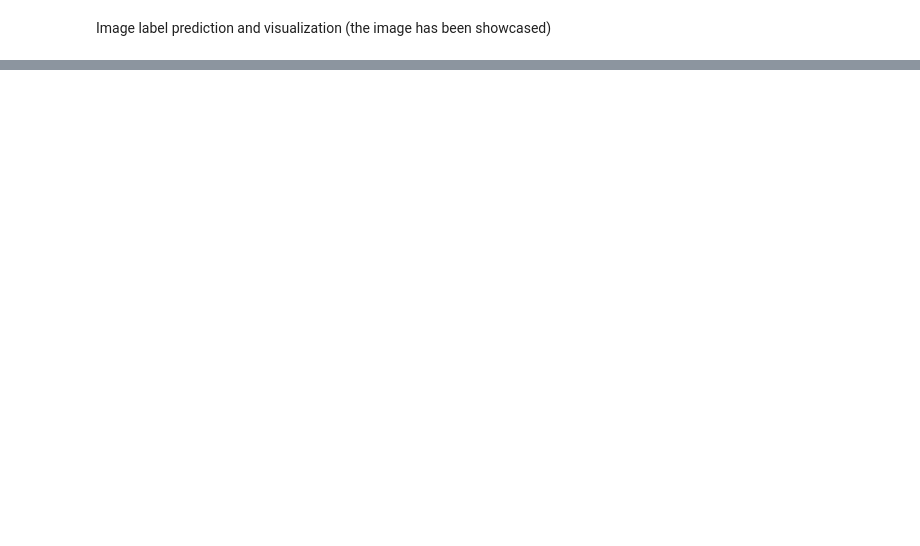
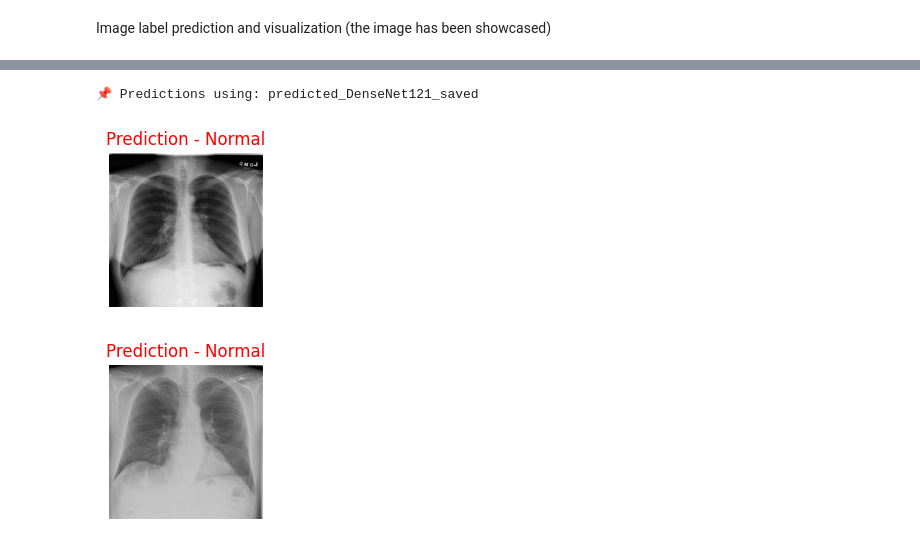
Before and after one commit to amandeep-31/Chest-Xray-for-Tuberculosis-Prediction, a Jupyter notebook: models/chest_x_ray.ipynb, the cells around one changed output, grey strips where cells are left out. Cells and saved outputs as stored; diff of their text form; code cells hidden in the pictures; blank space fills up the shorter version.

```diff
--- a/models/chest_x_ray.ipynb
+++ b/models/chest_x_ray.ipynb
@@ -425,7 +633,7 @@ class_indices_inverse = {v: k for k, v in train_generator.class_indices.items()}
 
 # Directory containing the saved models (relative to models/ folder)
 model_dir = 'saved_models'
-
+prediction_labels=['Normal','Tuberculosis']
 # Define batch size
 batch_size = 32
 
@@ -464,10 +672,8 @@ for model_file in os.listdir(model_dir):
         model = load_model(model_path)
 
         # Determine target size based on model name
-        if "Xception_saved" in model_file or "InceptionV3_saved" in model_file:
-            target_size = (299, 299)
-        else:
-            target_size = (224, 224)
+
+        target_size = (224, 224)
 
         # Process images in batches and make predictions
         image_paths = test_df['Image_Path'].tolist()
@@ -492,60 +783,72 @@ Image label prediction and visualization (the image has been showcased)
 # %%
 import csv
 import os
+import random
 import matplotlib.pyplot as plt
-
 from tensorflow.keras.preprocessing import image
 
+# Directory containing the predicted CSV files (inside models/)
+csv_dir = 'saved_models'
 
-filenames = [
-    '../dataset/TB_Chest_Radiography_Database/Normal/Normal-1157.png',
-    '../dataset/TB_Chest_Radiography_Database/Tuberculosis/Tuberculosis-499.png',
-    '../dataset/TB_Chest_Radiography_Database/Normal/Normal-1922.png',
-    '../dataset/TB_Chest_Radiography_Database/Tuberculosis/Tuberculosis-539.png'
-]
 
 def load_predicted_labels(csv_file_path):
+    """Load image path -> predicted label from a prediction CSV."""
     predicted_labels = {}
     with open(csv_file_path, 'r') as csvfile:
         reader = csv.DictReader(csvfile)
         for row in reader:
-            predicted_labels[row['Image_Path']] = row['Label']
+            norm_path = row['Image_Path'].replace('\\', '/').strip()
+            predicted_labels[norm_path] = row['Label']
     return predicted_labels
 
-def visualize_predictions(filenames, predicted_labels):
-    for filename in filenames:
-        img = image.load_img(filename, target_size=(224, 224))
-        img_array = image.img_to_array(img)
-        img_processed = img_array / 255.0  # Normalize the image
 
-        # Check if the filename is in predicted_labels
-        if filename in predicted_labels:
-            predicted_class_name = predicted_labels[filename]
-        else:
-            print(f"Filename not found: {filename}")
-            predicted_class_name = "Unknown"
+def visualize_predictions(predicted_labels, target_size=(224, 224), num_samples=5):
+    """
+    Randomly pick sample images from predicted_labels and display them.
+    num_samples = 5 for showcasing.
+    """
+    all_paths = list(predicted_labels.keys())
+    if not all_paths:
+        print("No image paths found in prediction CSV.")
+        return
+
+    # Randomly pick 5 image paths (or less if fewer images)
+    num_samples = min(num_samples, len(all_paths))
+    sample_paths = random.sample(all_paths, num_samples)
+
+    for img_path in sample_paths:
+        img = image.load_img(img_path, target_size=target_size)
+        img_array = image.img_to_array(img) / 255.0
+
+        predicted_class_name = predicted_labels.get(img_path, "Unknown")
 
         plt.figure(figsize=(2, 2))
-        plt.imshow(img_processed.astype("float32"))  # Display the processed image
+        plt.imshow(img_array)
         plt.title(f"Prediction - {predicted_class_name}", size=12, color='red')
         plt.axis('off')
         plt.show()
 
-# Directory containing the predicted CSV files (inside models/)
-csv_dir = 'saved_models'
 
-# Iterate over each CSV file in the directory
+# Iterate over CSV files in saved_models/
 for csv_file in os.listdir(csv_dir):
     if csv_file.startswith('predicted_') and csv_file.endswith('.csv'):
-        # Determine the model name
+
         model_name = csv_file.split('.')[0]
-
-        # Path to the CSV file containing predictions for the current model
         predicted_csv_file = os.path.join(csv_dir, csv_file)
 
-        # Load predicted labels from the CSV file
+        print(f"\n📌 Predictions using: {model_name}")
+
         predicted_labels = load_predicted_labels(predicted_csv_file)
 
-        # Predict and plot images using predicted labels
-        print(f"Predictions using: {model_name}")
-        visualize_predictions(filenames, predicted_labels)
+        # Choose target size based on model architecture
+        if "Xception_saved" in model_name or "InceptionV3_saved" in model_name:
+            target_size = (299, 299)
+        else:
+            target_size = (224, 224)
+
+        # Show 5 images only
+        visualize_predictions(predicted_labels, target_size=target_size, num_samples=5)
+# %% [output]
+📌 Predictions using: predicted_DenseNet121_saved
+[figure, added]
+[figure, added]
```
Also changed, not shown: parts of 14 cells of this notebook.
